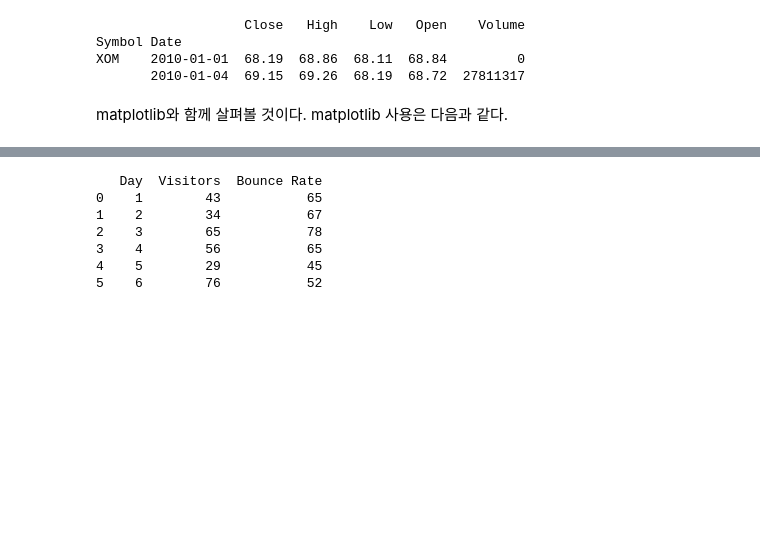
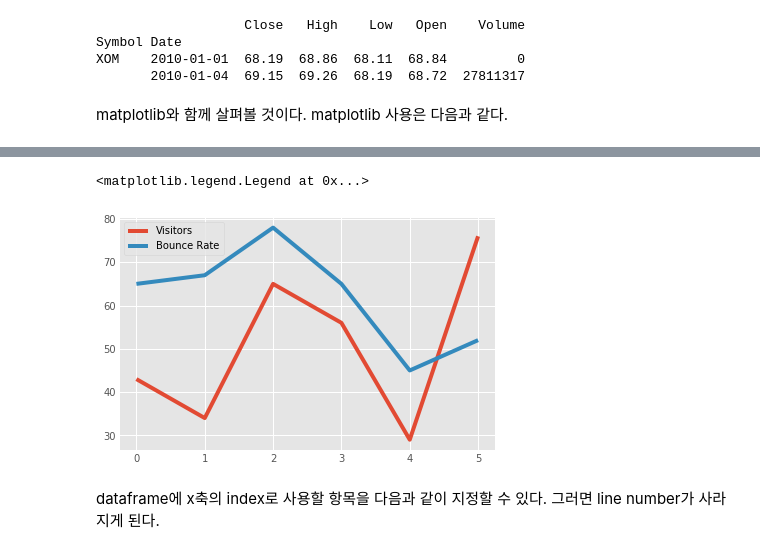
Before and after one commit to okwon78/matplotlib_pandas_tutorial, a Jupyter notebook: pandas.ipynb, the cells around one changed output, grey strips where cells are left out. Saved outputs shown, nothing was run; the diff lists cells and outputs as text; code cells hidden in the pictures; blank space fills up the shorter version.

```diff
--- a/pandas.ipynb
+++ b/pandas.ipynb
@@ -52,15 +72,20 @@ plt.legend()
 # %%
-web_stats = {'Day':[1,2,3,4,5,6],
-             'Visitors':[43,34,65,56,29,76],
-             'Bounce Rate':[65,67,78,65,45,52]}
+style.use('ggplot')
+
+web_stats = {
+    'Day':[1,2,3,4,5,6],
+    'Visitors':[43,34,65,56,29,76],
+    'Bounce Rate':[65,67,78,65,45,52]
+}
 
 df = pd.DataFrame(web_stats)
-print(df)
+
+plt.plot(df['Visitors'].values, label='Visitors')
+plt.plot(df['Bounce Rate'].values, label='Bounce Rate')
+
+plt.legend()
 # %% [output]
-   Day  Visitors  Bounce Rate
-0    1        43           65
-1    2        34           67
-2    3        65           78
-3    4        56           65
-4    5        29           45
-5    6        76           52
+<matplotlib.legend.Legend at 0x...>
+[figure, added]
+# %% [markdown]
+dataframe에 x축의 index로 사용할 항목을 다음과 같이 지정할 수 있다. 그러면 line number가 사라지게 된다.
```
Also changed, not shown: parts of 13 cells of this notebook.
